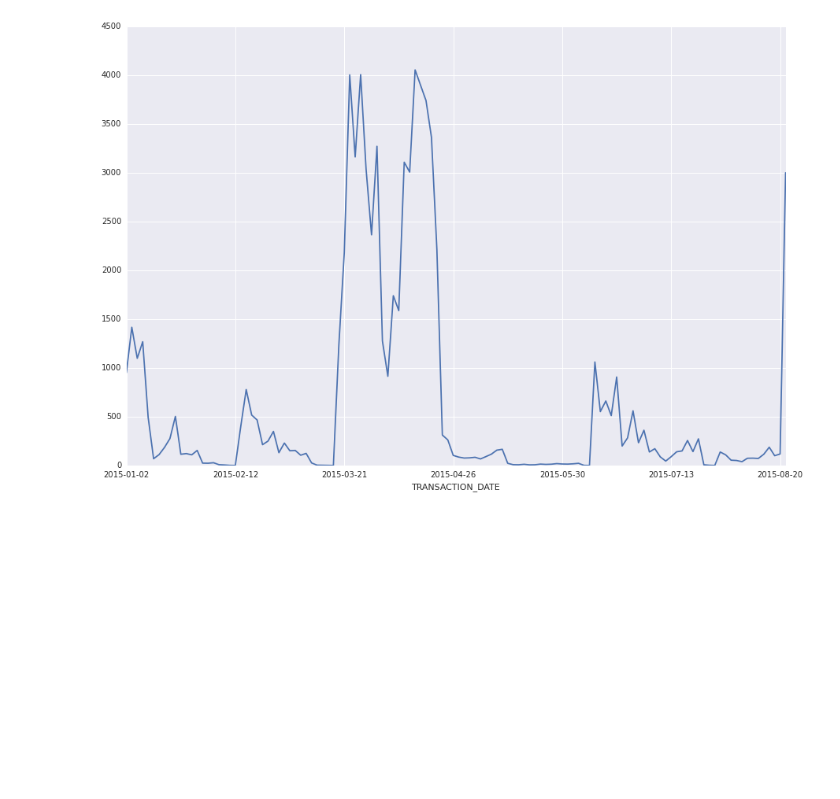
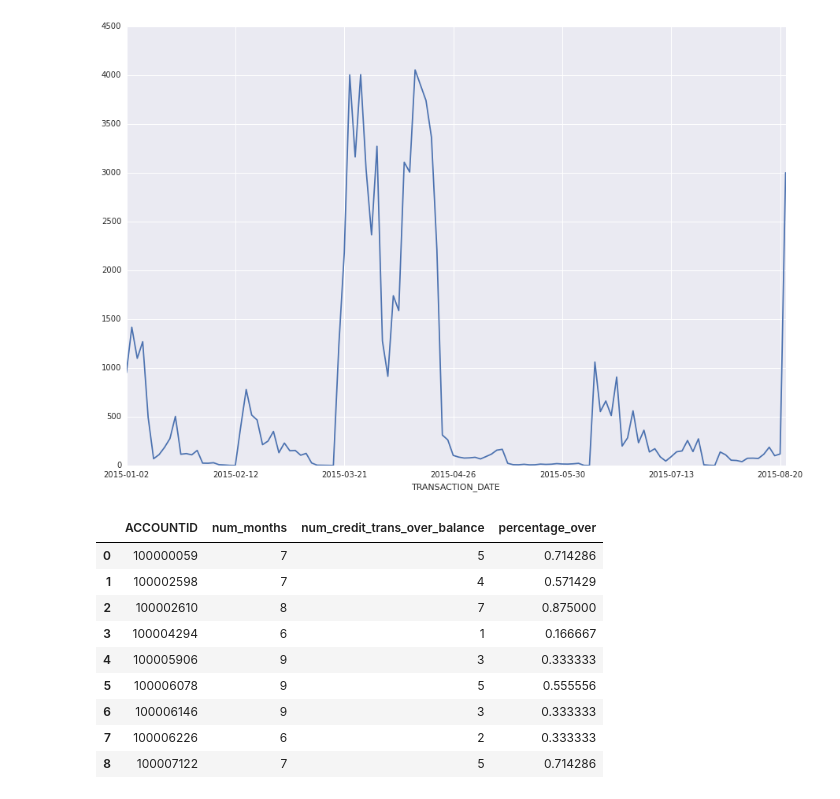
Before and after one commit to TestBMOHB03/Credit-Card-Model, a Jupyter notebook: BMO EDA/BMO EDA 1.ipynb, the cells around one changed output. Saved outputs shown, nothing was run; the diff lists cells and outputs as text; code cells hidden in the pictures; blank space fills up the shorter version.

```diff
--- a/BMO EDA/BMO EDA 1.ipynb
+++ b/BMO EDA/BMO EDA 1.ipynb
@@ -271,0 +396,19 @@ _ = all_fields_100000059_red['BALANCE'].astype('float').plot(figsize=(15,10))
+# %%
+transactions_by_account_id_red = bq.Query(use_case_1_point_0_bmo_tests.transactions_by_account_id_red).to_dataframe()
+credit_transactions_over_limit_by_account_id_red = bq.Query(use_case_1_point_0_bmo_tests.credit_transactions_over_limit_by_account_id_red).to_dataframe()
+# %%
+merged_red = pd.merge(transactions_by_account_id_red, credit_transactions_over_limit_by_account_id_red, on = 'ACCOUNTID')
+merged_red = merged_red.drop('num_trans', axis = 1)
+merged_red['percentage_over'] = merged_red['num_credit_trans_over_balance'] / merged_red['num_months']
+merged_red
+# %% [output]
+|  | ACCOUNTID | num_months | num_credit_trans_over_balance | percentage_over |
+| 0 | 100000059 | 7 | 5 | 0.714286 |
+| 1 | 100002598 | 7 | 4 | 0.571429 |
+| 2 | 100002610 | 8 | 7 | 0.875000 |
+| 3 | 100004294 | 6 | 1 | 0.166667 |
+| 4 | 100005906 | 9 | 3 | 0.333333 |
+| 5 | 100006078 | 9 | 5 | 0.555556 |
+| 6 | 100006146 | 9 | 3 | 0.333333 |
+| 7 | 100006226 | 6 | 2 | 0.333333 |
+| 8 | 100007122 | 7 | 5 | 0.714286 |
```
Also changed, not shown: parts of 20 cells of this notebook, 13 other files.
